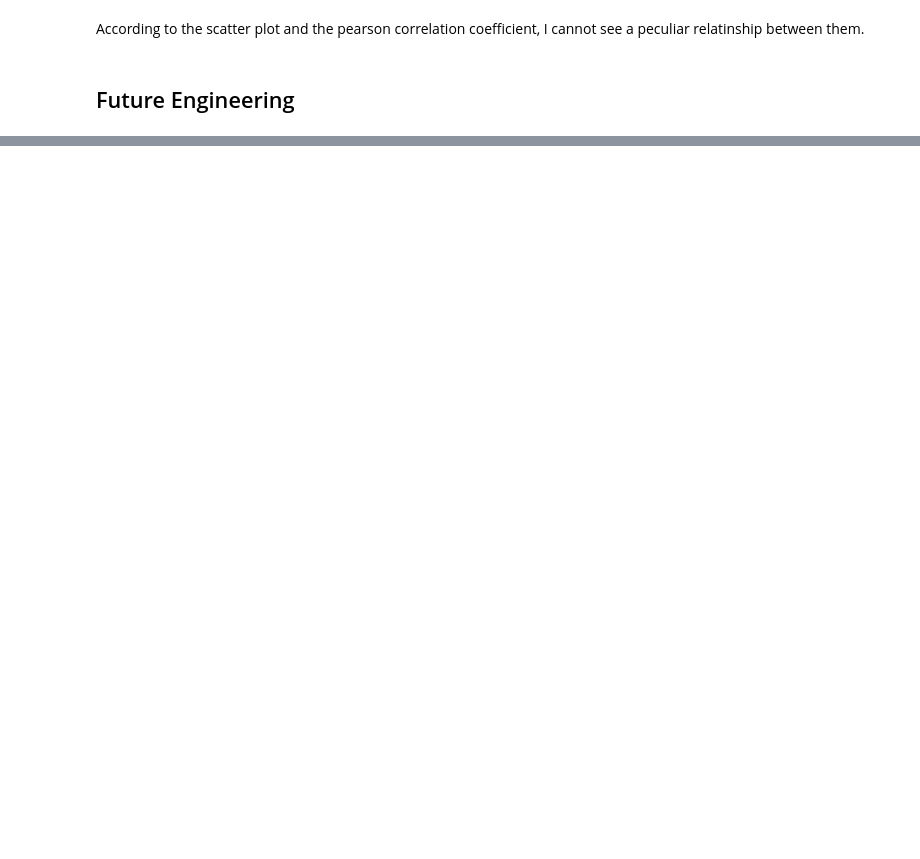
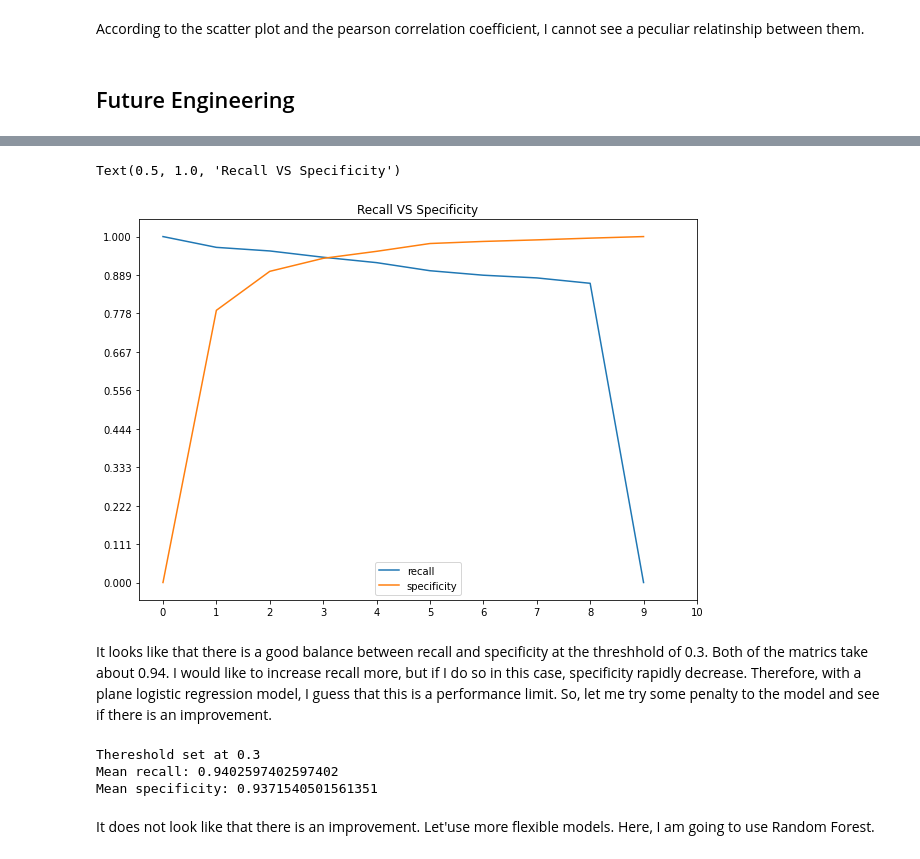
Before and after one commit to kodaigit/credit_card_fraud_detection, a Jupyter notebook: credit_card_fraud.ipynb, the cells around one changed output, grey strips where cells are left out. Saved outputs shown, nothing was run; the diff lists cells and outputs as text; code cells hidden in the pictures; blank space fills up the shorter version.

```diff
--- a/credit_card_fraud.ipynb
+++ b/credit_card_fraud.ipynb
@@ -645,0 +848,4 @@ Based on findings, I will create several new features. There are three features
+# %%
+lr_practice = logistic_thresh(threshold=0,penalty='none',class_weight={1:class_weight[1],0:class_weight[0]})
+lr_practice.fit(hypo_candidate,target_train)
+lr_practice.predict(hypo_candidate)
@@ -645,0 +875,6 @@ Based on findings, I will create several new features. There are three features
+# %%
+thresholds = {'threshold':list(np.round(np.linspace(0,1,num=10),1))}
+# %%
+lr_thresh = logistic_thresh(penalty='none',class_weight={1:class_weight[1],0:class_weight[0]})
+grid = GridSearchCV(lr_thresh,param_grid=thresholds,scoring=dic_scores,cv=5,refit=False)
+grid.fit(lasso_candidate,target_train)
@@ -645,0 +892,3 @@ Based on findings, I will create several new features. There are three features
+# %%
+grid_result= pd.DataFrame(grid.cv_results_)
+grid_result[['params','mean_test_recall','mean_test_specificity']]
@@ -645,0 +907,13 @@ Based on findings, I will create several new features. There are three features
+# %%
+plt.figure(figsize=(10,7))
+plt.plot(grid_result['mean_test_recall'],label='recall')
+plt.plot(grid_result['mean_test_specificity'],label='specificity')
+plt.xticks(range(0,11))
+plt.yticks(np.linspace(0,1,10))
+plt.legend()
+plt.title("Recall VS Specificity")
+# %% [output]
+Text(0.5, 1.0, 'Recall VS Specificity')
+[figure, added]
+# %% [markdown]
+It looks like that there is a good balance between recall and specificity at the threshhold of 0.3. Both of the matrics take about 0.94. I would like to increase recall more, but if I do so in this case, specificity rapidly decrease. Therefore, with a plane logistic regression model, I guess that this is a performance limit. So, let me try some penalty to the model and see if there is an improvement.
@@ -645,0 +925,10 @@ Based on findings, I will create several new features. There are three features
+# %%
+print("Thereshold set at 0.3")
+print("Mean recall: {}".format(cv_l2['test_recall'].mean()))
+print("Mean specificity: {}".format(cv_l2['test_specificity'].mean()))
+# %% [output]
+Thereshold set at 0.3
+Mean recall: 0.9402597402597402
+Mean specificity: 0.9371540501561351
+# %% [markdown]
+It does not look like that there is an improvement. Let'use more flexible models. Here, I am going to use Random Forest.
```
Also changed, not shown: parts of 114 cells of this notebook.
